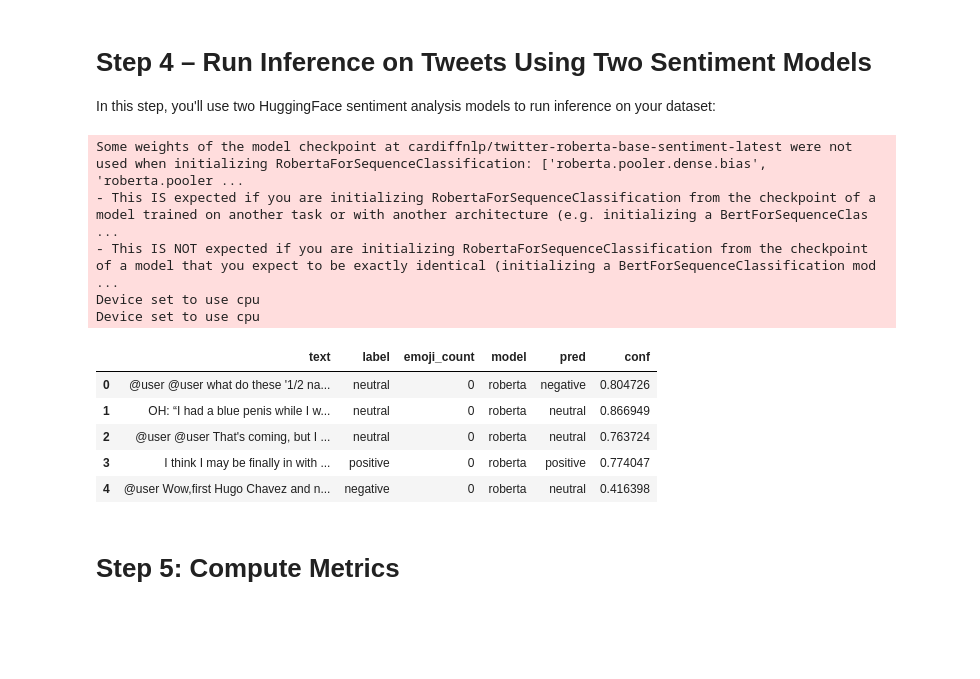
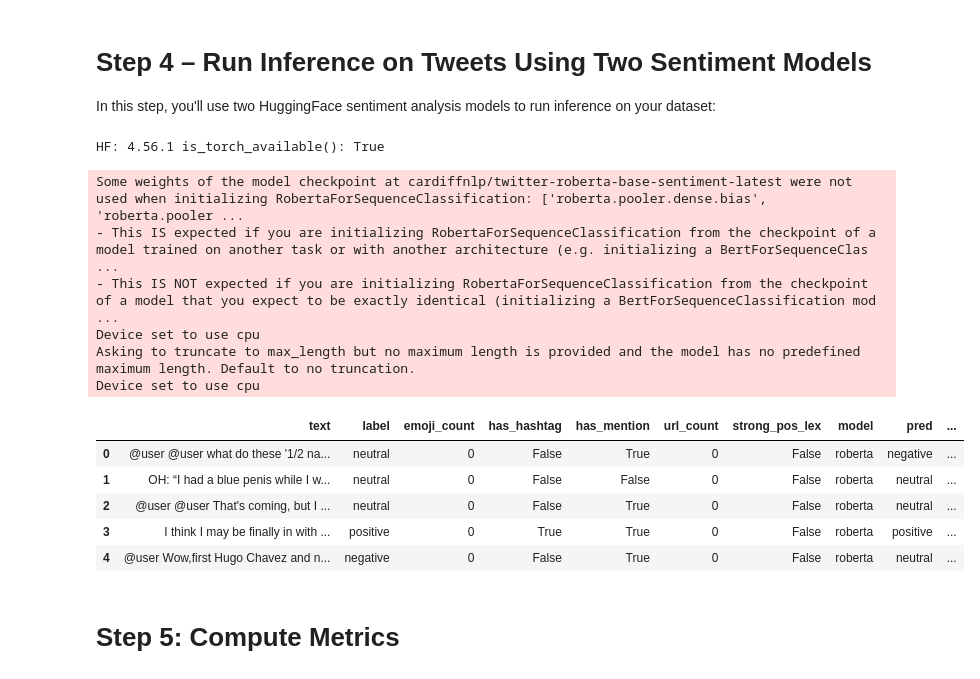
Before and after one commit to sallysparrow/cmu-mlip-model-testing-lab, a Jupyter notebook: lab4.ipynb, the cells around one changed output. Cells and saved outputs as stored; diff of their text form; code cells hidden in the pictures; blank space fills up the shorter version.

```diff
--- a/lab4.ipynb
+++ b/lab4.ipynb
@@ -104,6 +103,20 @@ def get_slices(df):
     return {
         "emoji_gt3": df["emoji_count"] > 3,
     }
+# %%
+# --- Step 3: Add Slicing Metadata (5 new columns) ---
+
+# Regex patterns for slicing
+HASHTAG_RE    = re.compile(r'(?<!\w)#\w+', re.UNICODE)  # start or whitespace before '#'
+MENTION_RE    = re.compile(r'(?<!\w)@\w+', re.UNICODE)
+URL_RE        = re.compile(r'https?://\S+|www\.\S+', re.IGNORECASE)
+STRONG_POS_RE = re.compile(r'\b(?:love|great|awesome|fantastic|amazing|best|excellent|wonderful|terrific)\b',
+                           re.IGNORECASE)
+
+df["has_hashtag"]    = df["text"].str.contains(HASHTAG_RE, na=False)
+df["has_mention"]    = df["text"].str.contains(MENTION_RE, na=False)
+df["url_count"]      = df["text"].str.findall(URL_RE).str.len().astype(int)
+df["strong_pos_lex"] = df["text"].str.contains(STRONG_POS_RE, na=False)
 # %%
 # Transformers requires a backend (PyTorch/TensorFlow/Flax). We'll use PyTorch.
 try:
@@ -123,42 +136,54 @@ Python: /opt/anaconda3/envs/aieng/bin/python
 #  Step 4 – Run Inference on Tweets Using Two Sentiment Models
 
 In this step, you'll use two HuggingFace sentiment analysis models to run inference on your dataset:
+# %%
+import transformers, transformers.pipelines as _pp
+from transformers.utils import is_torch_available
+print("HF:", transformers.__version__, "is_torch_available():", is_torch_available())
+_pp.torch = torch
+# %% [output]
+HF: 4.56.1 is_torch_available(): True
 # %%
-from tqdm.auto import tqdm
+from transformers import pipeline, AutoTokenizer, AutoModelForSequenceClassification
+import torch
 
+device = -1  # CPU
 def run_pipeline(model_id, texts):
-    clf = pipeline("text-classification", model=model_id, truncation=True, framework="pt", device=-1)
+    tok = AutoTokenizer.from_pretrained(model_id, use_fast=True)
+    mdl = AutoModelForSequenceClassification.from_pretrained(model_id)
+    clf = pipeline("text-classification", model=mdl, tokenizer=tok, truncation=True, device=device)
     preds, confs = [], []
-    for t in tqdm(texts, desc=f"Infer: {model_id}"):
+    for t in texts:
         out = clf(t)[0]
-        lbl = HF_LABEL_MAP.get(out["label"], out["label"])
-        preds.append(lbl)
+        preds.append(HF_LABEL_MAP.get(out["label"], out["label"]))
         confs.append(float(out["score"]))
     return preds, confs
+
 
 pred_frames = []
 for model_name, model_id in MODELS.items():
     yhat, conf = run_pipeline(model_id, df["text"].tolist())
     tmp = df.copy()
     tmp["model"] = model_name
     tmp["pred"]  = yhat
     tmp["conf"]  = conf
     pred_frames.append(tmp)
 
 df_long = pd.concat(pred_frames, ignore_index=True)
 df_long.head(5)
 # %% [output]
 Some weights of the model checkpoint at cardiffnlp/twitter-roberta-base-sentiment-latest were not used when initializing RobertaForSequenceClassification: ['roberta.pooler.dense.bias', 'roberta.pooler ...
 - This IS expected if you are initializing RobertaForSequenceClassification from the checkpoint of a model trained on another task or with another architecture (e.g. initializing a BertForSequenceClas ...
 - This IS NOT expected if you are initializing RobertaForSequenceClassification from the checkpoint of a model that you expect to be exactly identical (initializing a BertForSequenceClassification mod ...
 Device set to use cpu
+Asking to truncate to max_length but no maximum length is provided and the model has no predefined maximum length. Default to no truncation.
 Device set to use cpu
-|  | text | label | emoji_count | model | pred | conf |
-| 0 | @user @user what do these '1/2 na... | neutral | 0 | roberta | negative | 0.804726 |
-| 1 | OH: “I had a blue penis while I w... | neutral | 0 | roberta | neutral | 0.866949 |
-| 2 | @user @user That's coming, but I ... | neutral | 0 | roberta | neutral | 0.763724 |
-| 3 | I think I may be finally in with ... | positive | 0 | roberta | positive | 0.774047 |
-| 4 | @user Wow,first Hugo Chavez and n... | negative | 0 | roberta | neutral | 0.416398 |
+|  | text | label | emoji_count | has_hashtag | has_mention | url_count | strong_pos_lex | model | pred | ... |
+| 0 | @user @user what do these '1/2 na... | neutral | 0 | False | True | 0 | False | roberta | negative | ... |
+| 1 | OH: “I had a blue penis while I w... | neutral | 0 | False | False | 0 | False | roberta | neutral | ... |
+| 2 | @user @user That's coming, but I ... | neutral | 0 | False | True | 0 | False | roberta | neutral | ... |
+| 3 | I think I may be finally in with ... | positive | 0 | True | True | 0 | False | roberta | positive | ... |
+| 4 | @user Wow,first Hugo Chavez and n... | negative | 0 | False | True | 0 | False | roberta | neutral | ... |
 # %% [markdown]
 # Step 5: Compute Metrics
 # %%
```
Also changed, not shown: parts of 13 cells of this notebook.
